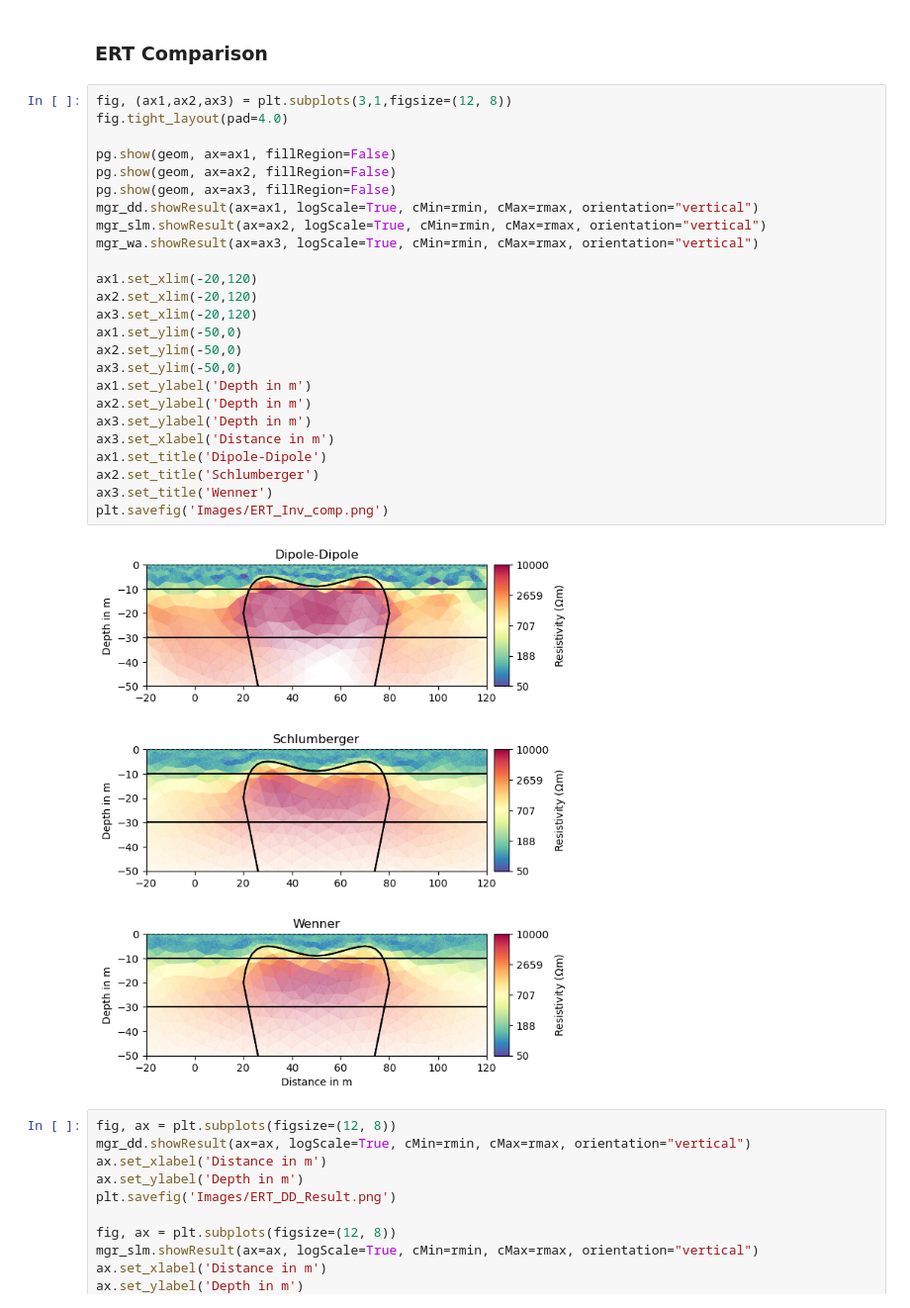
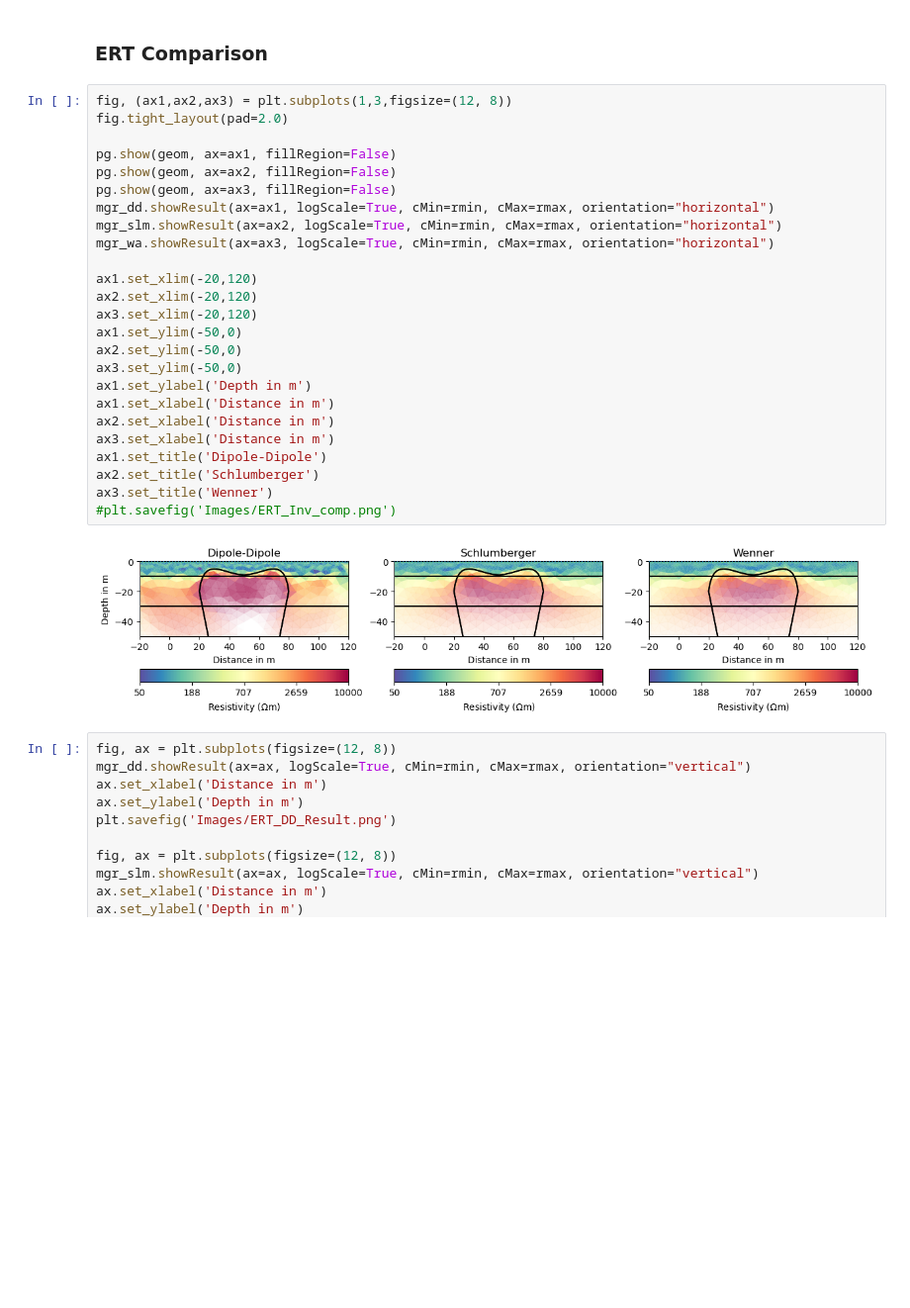
Before and after one commit to ZiegAnt/ResearchModule, a Jupyter notebook: RM_pygimli_Inversions.ipynb, the cells around one changed output. Shown at 99% size. Cells and saved outputs as stored; diff of their text form; blank space fills up the shorter version.

Commit message:
changes
gravity corrected
report results section done
notes to remaining section

```diff
--- a/RM_pygimli_Inversions.ipynb
+++ b/RM_pygimli_Inversions.ipynb
@@ -194,32 +194,32 @@ inv.iter 8 ... chi² = 1.02 (dPhi = 0.69%) lam: 17.0
 # %% [markdown]
 ### ERT Comparison
 # %%
-fig, (ax1,ax2,ax3) = plt.subplots(3,1,figsize=(12, 8))
-fig.tight_layout(pad=4.0)
+fig, (ax1,ax2,ax3) = plt.subplots(1,3,figsize=(12, 8))
+fig.tight_layout(pad=2.0)
 
 pg.show(geom, ax=ax1, fillRegion=False)
 pg.show(geom, ax=ax2, fillRegion=False)
 pg.show(geom, ax=ax3, fillRegion=False)
-mgr_dd.showResult(ax=ax1, logScale=True, cMin=rmin, cMax=rmax, orientation="vertical")
-mgr_slm.showResult(ax=ax2, logScale=True, cMin=rmin, cMax=rmax, orientation="vertical")
-mgr_wa.showResult(ax=ax3, logScale=True, cMin=rmin, cMax=rmax, orientation="vertical")
+mgr_dd.showResult(ax=ax1, logScale=True, cMin=rmin, cMax=rmax, orientation="horizontal")
+mgr_slm.showResult(ax=ax2, logScale=True, cMin=rmin, cMax=rmax, orientation="horizontal")
+mgr_wa.showResult(ax=ax3, logScale=True, cMin=rmin, cMax=rmax, orientation="horizontal")
 
 ax1.set_xlim(-20,120)
 ax2.set_xlim(-20,120)
 ax3.set_xlim(-20,120)
 ax1.set_ylim(-50,0)
 ax2.set_ylim(-50,0)
 ax3.set_ylim(-50,0)
 ax1.set_ylabel('Depth in m')
-ax2.set_ylabel('Depth in m')
-ax3.set_ylabel('Depth in m')
+ax1.set_xlabel('Distance in m')
+ax2.set_xlabel('Distance in m')
 ax3.set_xlabel('Distance in m')
 ax1.set_title('Dipole-Dipole')
 ax2.set_title('Schlumberger')
 ax3.set_title('Wenner')
-plt.savefig('Images/ERT_Inv_comp.png')
+#plt.savefig('Images/ERT_Inv_comp.png')
 # %% [output]
-[figure, old version]
+[figure, new version]
 # %%
 fig, ax = plt.subplots(figsize=(12, 8))
 mgr_dd.showResult(ax=ax, logScale=True, cMin=rmin, cMax=rmax, orientation="vertical")
```
Also changed, not shown: parts of 3 cells of this notebook, 22 other files.
